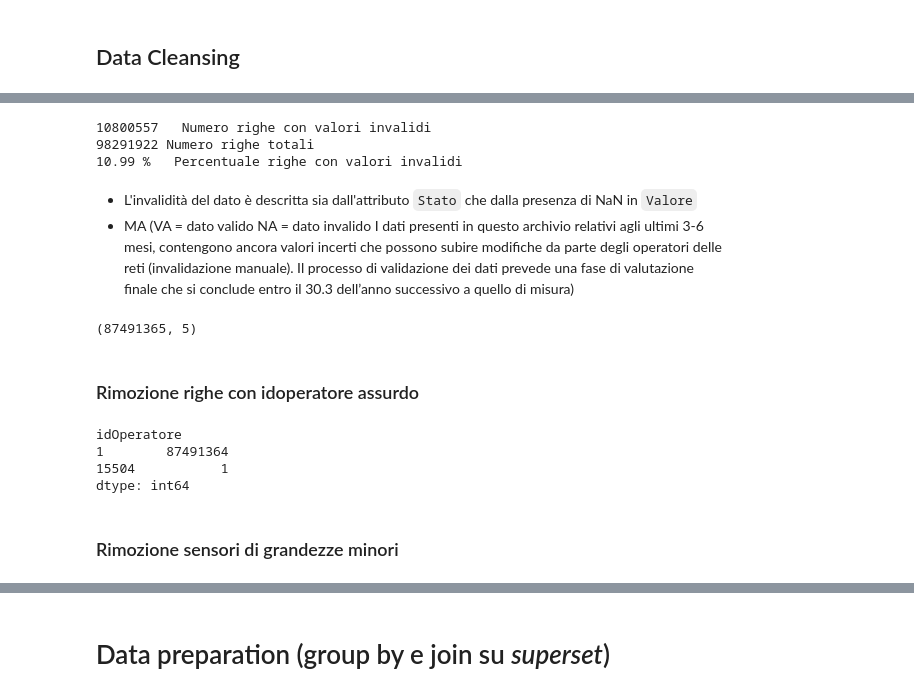
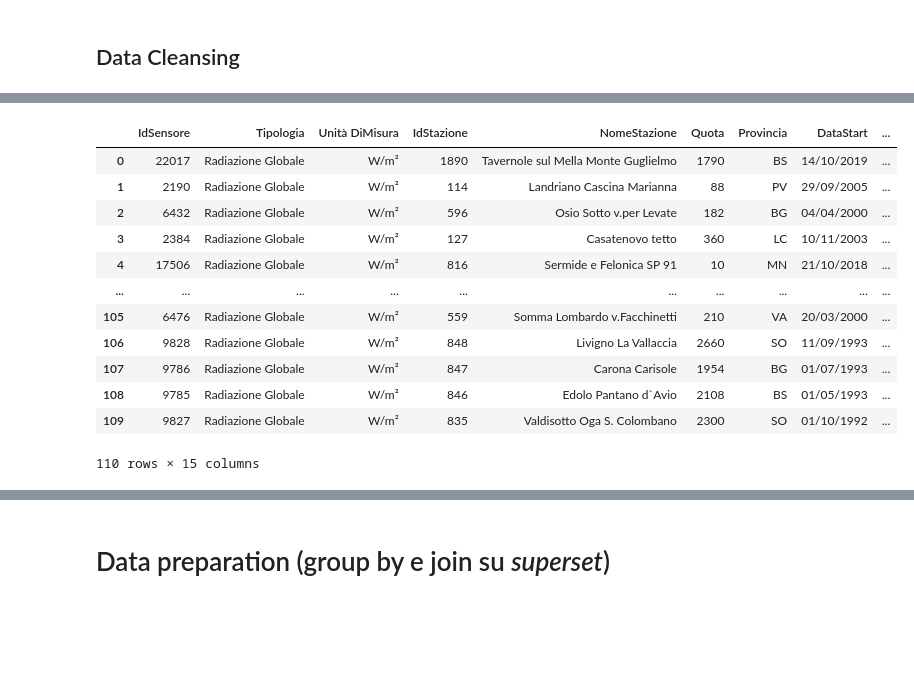
Before and after one commit to giocoal/air-quality-milano-interactive-data-visualization-tableau, a Jupyter notebook: Data_Visualization_21_22_Preparation_Meteo_radiazione.ipynb, the cells around one changed output, grey strips where cells are left out. Drawn from its saved outputs; the diff is of its cells as text; code cells hidden in the pictures; blank space fills up the shorter version.

Commit message:
radiaz

```diff
--- a/Data_Visualization_21_22_Preparation_Meteo_radiazione.ipynb
+++ b/Data_Visualization_21_22_Preparation_Meteo_radiazione.ipynb
@@ -198,31 +200,18 @@ Name: Zona, dtype: int64
-# %%
-print(aria_tot['Valore'].isna().sum(), '  Numero righe con valori invalidi')
-print(len(aria_tot), 'Numero righe totali')
-print(round(aria_tot['Valore'].isna().sum()/len(aria_tot)*100, 2), '%   Percentuale righe con valori invalidi')
-# %% [output]
-10800557   Numero righe con valori invalidi
-98291922 Numero righe totali
-10.99 %   Percentuale righe con valori invalidi
-# %% [markdown]
-- L'invalidità del dato è descritta sia dall'attributo `Stato` che dalla presenza di NaN in `Valore`
-- MA (VA = dato valido NA = dato invalido I dati presenti in questo archivio relativi agli ultimi 3-6 mesi, contengono ancora valori incerti che possono subire modifiche da parte degli operatori delle reti (invalidazione manuale). Il processo di validazione dei dati prevede una fase di valutazione finale che si conclude entro il 30.3 dell’anno successivo a quello di misura)
-# %%
-aria_tot.dropna(subset = ['Valore', 'Stato'], inplace = True)
-aria_tot.reset_index(drop=True, inplace=True)
-aria_tot.shape
-# %% [output]
-(87491365, 5)
-# %% [markdown]
-### Rimozione righe con idoperatore assurdo
-# %%
-aria_tot.value_counts('idOperatore')
-# %% [output]
-idOperatore
-1        87491364
-15504           1
-dtype: int64
 # %%
-aria_tot.drop(aria_tot[aria_tot.idOperatore == 15504].index, inplace=True)
-aria_tot.reset_index(drop=True, inplace=True)
+sensori_meteo.drop(sensori_meteo[sensori_meteo['Tipologia'] != 'Radiazione Globale'].index, inplace = True)
+sensori_meteo.reset_index(drop=True, inplace=True)
+sensori_meteo
+# %% [output]
+|  | IdSensore | Tipologia | Unità DiMisura | IdStazione | NomeStazione | Quota | Provincia | DataStart | ... |
+| 0 | 22017 | Radiazione Globale | W/m² | 1890 | Tavernole sul Mella Monte Guglielmo | 1790 | BS | 14/10/2019 | ... |
+| 1 | 2190 | Radiazione Globale | W/m² | 114 | Landriano Cascina Marianna | 88 | PV | 29/09/2005 | ... |
+| 2 | 6432 | Radiazione Globale | W/m² | 596 | Osio Sotto v.per Levate | 182 | BG | 04/04/2000 | ... |
+| 3 | 2384 | Radiazione Globale | W/m² | 127 | Casatenovo tetto | 360 | LC | 10/11/2003 | ... |
+| 4 | 17506 | Radiazione Globale | W/m² | 816 | Sermide e Felonica SP 91 | 10 | MN | 21/10/2018 | ... |
+| ... | ... | ... | ... | ... | ... | ... | ... | ... | ... |
+| 105 | 6476 | Radiazione Globale | W/m² | 559 | Somma Lombardo v.Facchinetti | 210 | VA | 20/03/2000 | ... |
+| 106 | 9828 | Radiazione Globale | W/m² | 848 | Livigno La Vallaccia | 2660 | SO | 11/09/1993 | ... |
+| 107 | 9786 | Radiazione Globale | W/m² | 847 | Carona Carisole | 1954 | BG | 01/07/1993 | ... |
+| 108 | 9785 | Radiazione Globale | W/m² | 846 | Edolo Pantano d`Avio | 2108 | BS | 01/05/1993 | ... |
+| 109 | 9827 | Radiazione Globale | W/m² | 835 | Valdisotto Oga S. Colombano | 2300 | SO | 01/10/1992 | ... |
+110 rows × 15 columns
-# %% [markdown]
-### Rimozione sensori di grandezze minori
```
Also changed, not shown: parts of 130 cells of this notebook, 1 other file.
